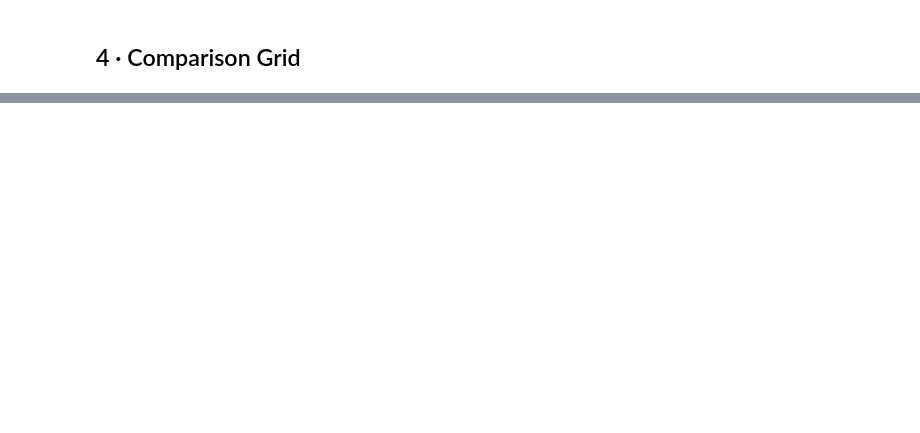
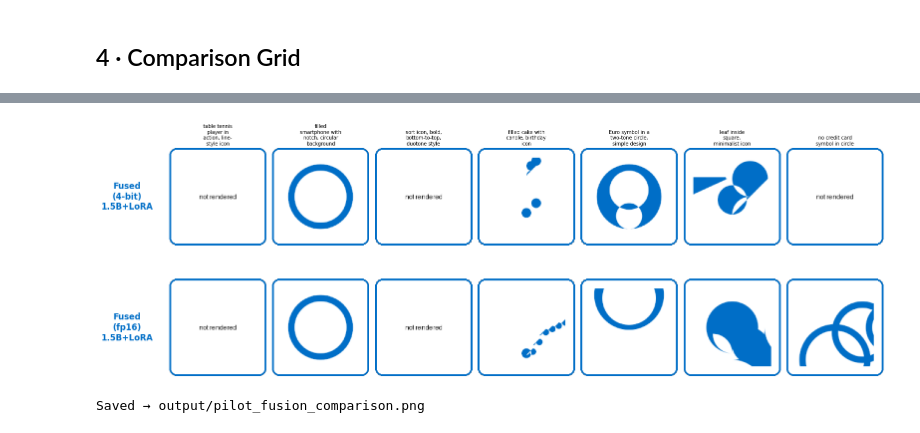
Before and after one commit to yauheniya-adesso/icongenai, a Jupyter notebook: notebooks/06_training_results.ipynb, the cells around one changed output, grey strips where cells are left out. Cells and saved outputs as stored; diff of their text form; code cells hidden in the pictures; blank space fills up the shorter version.

```diff
--- a/notebooks/06_training_results.ipynb
+++ b/notebooks/06_training_results.ipynb
@@ -355,0 +538,45 @@ Saved → output/pilot_comparison_grid.png
+# %%
+# Fusion comparison — 4-bit vs fp16, for Adapter Fusion section
+ROW_META_FUSION = [
+    ("Fused\n(4-bit)\n1.5B+LoRA",  blue, "generated_fused"),
+    ("Fused\n(fp16)\n1.5B+LoRA",    blue, "generated_fused_fp16"),
+]
+N_ROWS = len(ROW_META_FUSION)
+N_COLS = len(records)
+
+fig = plt.figure(figsize=(N_COLS * 2.3, N_ROWS * 2.4 + 0.6), facecolor="white")
+gs  = gridspec.GridSpec(
+    N_ROWS, N_COLS, figure=fig,
+    height_ratios=[2.2, 2.2],
+    hspace=0.30, wspace=0.06,
+    left=0.09, right=0.98, top=0.88, bottom=0.02,
+)
+
+col0_axes = {}
+for col_i, rec in enumerate(records):
+    for row_i, (label, color, key) in enumerate(ROW_META_FUSION):
+        ax = fig.add_subplot(gs[row_i, col_i])
+        ax.set_facecolor("white")
+        ax.axis("off")
+        if col_i == 0:
+            col0_axes[row_i] = ax
+        if row_i == 0:
+            wrapped = "\n".join(textwrap.wrap(rec["prompt"], width=16))
+            ax.set_title(wrapped, fontsize=7, color="black", pad=4)
+        ax.imshow(make_card(rec[key], color))
+
+for row_i, (label, color, _) in enumerate(ROW_META_FUSION):
+    pos = col0_axes[row_i].get_position()
+    fig.text(
+        0.005, pos.y0 + pos.height / 2, label,
+        ha="left", va="center", fontsize=12, color=color,
+        fontweight="bold", multialignment="center",
+    )
+
+Path("output").mkdir(exist_ok=True)
+plt.savefig("output/pilot_fusion_comparison.png", dpi=200, bbox_inches="tight", facecolor="white")
+plt.show()
+print("Saved → output/pilot_fusion_comparison.png")
+# %% [output]
+[figure, added]
+Saved → output/pilot_fusion_comparison.png
```
Also changed, not shown: parts of 9 cells of this notebook, 3 other files.
